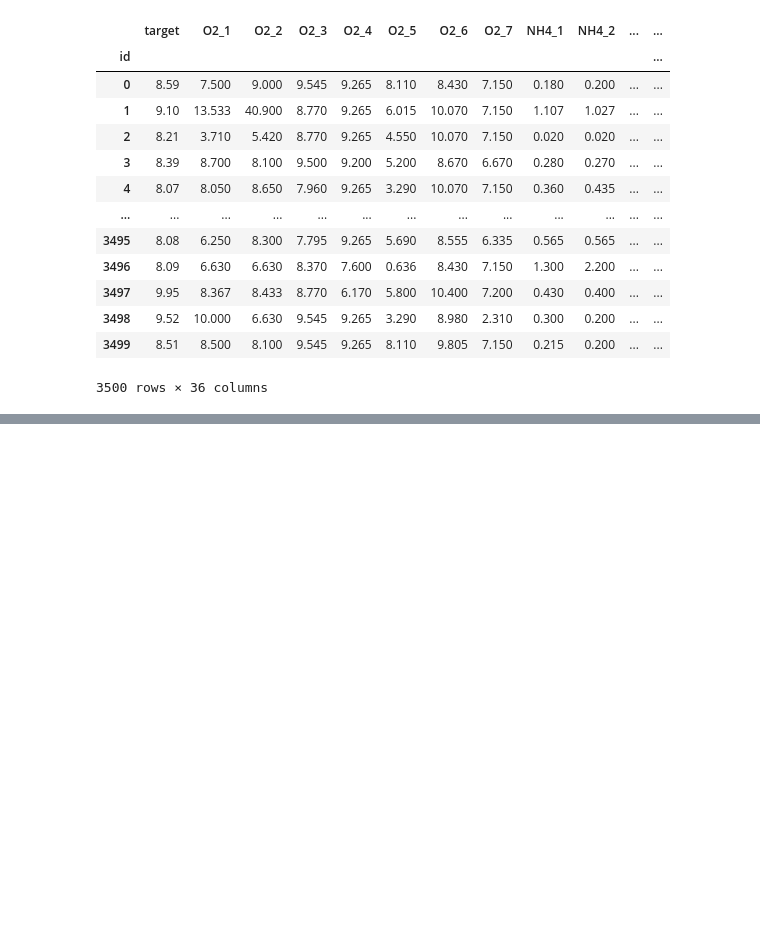
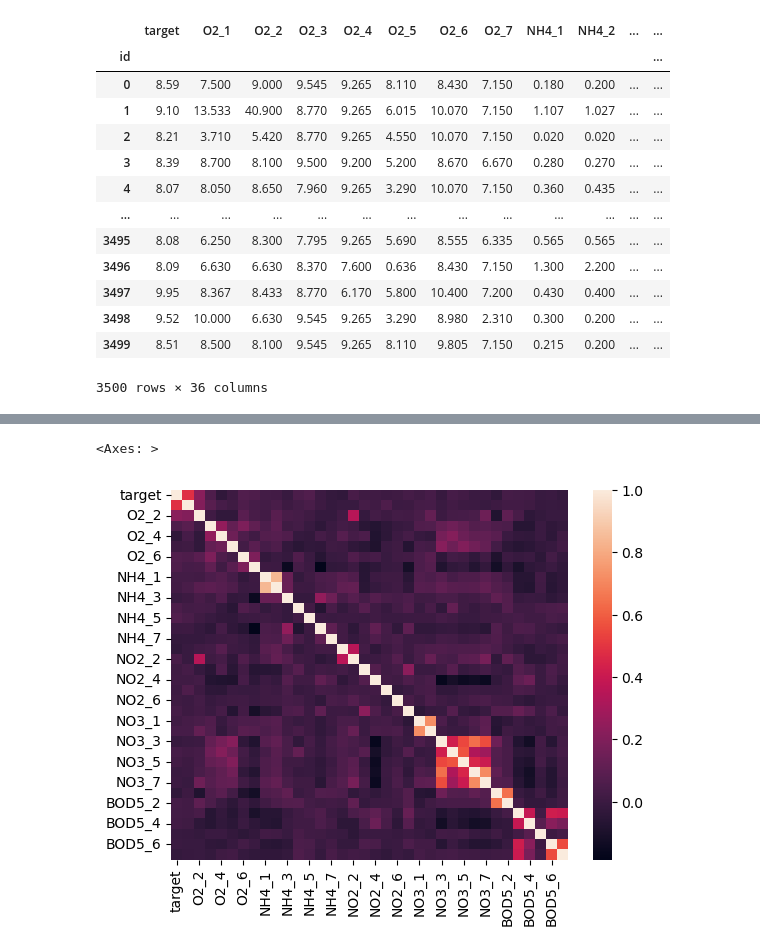
Before and after one commit to MullerAC/kaggle-improve_fixed_model, a Jupyter notebook: exploration.ipynb, the cells around one changed output, grey strips where cells are left out. Drawn from its saved outputs; the diff is of its cells as text; code cells hidden in the pictures; blank space fills up the shorter version.

```diff
--- a/exploration.ipynb
+++ b/exploration.ipynb
@@ -22,3 +61,8 @@ df
+# %%
+sns.heatmap(df.corr())
+# %% [output]
+<Axes: >
+[figure, added]
 # %%
 y_train = train.pop('target') # train is your submission!
 # %%
```
Also changed, not shown: parts of 4 cells of this notebook.
